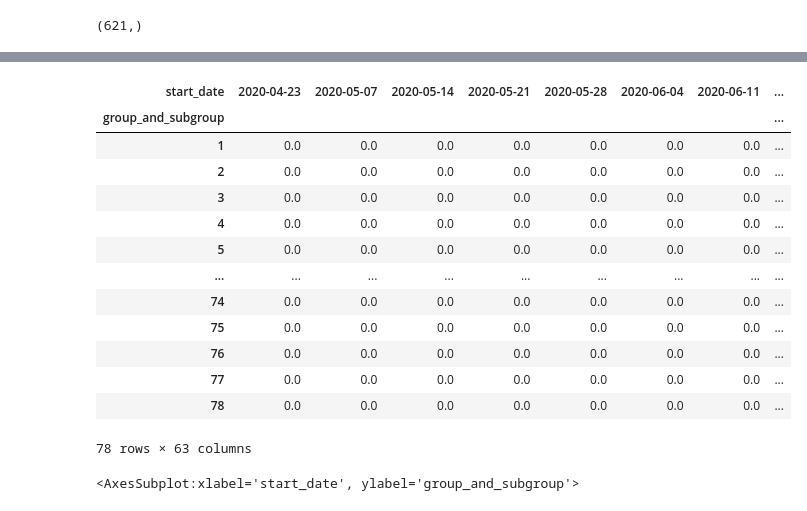
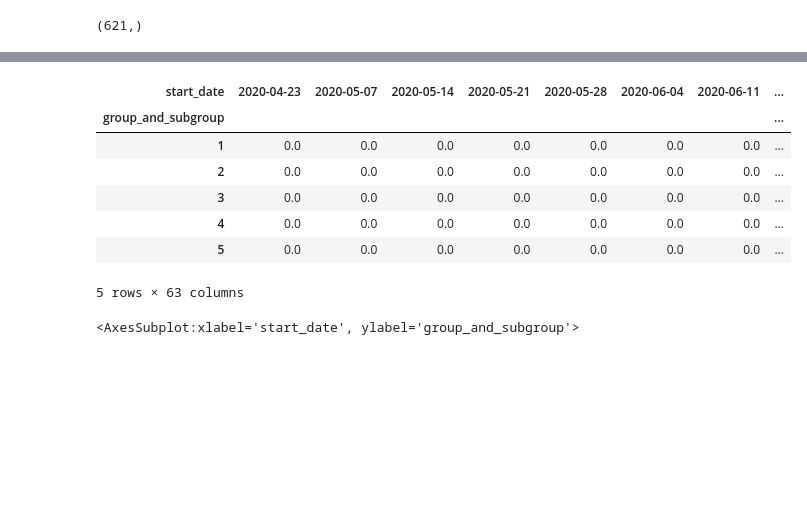
Before and after one commit to pdlozano/depression-and-anxiety-indicators, a Jupyter notebook: main.ipynb, the cells around one changed output, grey strips where cells are left out. Cells and saved outputs as stored; diff of their text form; code cells hidden in the pictures; blank space fills up the shorter version.

```diff
--- a/main.ipynb
+++ b/main.ipynb
@@ -598,21 +599,15 @@ data.head()
 # %%
 data = data.pivot_table(index="group_and_subgroup", columns="start_date", values="is_null").fillna(-1)
-data
+data.head()
 # %% [output]
 | start_date | 2020-04-23 | 2020-05-07 | 2020-05-14 | 2020-05-21 | 2020-05-28 | 2020-06-04 | 2020-06-11 | ... |
 | group_and_subgroup |  |  |  |  |  |  |  | ... |
 | 1 | 0.0 | 0.0 | 0.0 | 0.0 | 0.0 | 0.0 | 0.0 | ... |
 | 2 | 0.0 | 0.0 | 0.0 | 0.0 | 0.0 | 0.0 | 0.0 | ... |
 | 3 | 0.0 | 0.0 | 0.0 | 0.0 | 0.0 | 0.0 | 0.0 | ... |
 | 4 | 0.0 | 0.0 | 0.0 | 0.0 | 0.0 | 0.0 | 0.0 | ... |
 | 5 | 0.0 | 0.0 | 0.0 | 0.0 | 0.0 | 0.0 | 0.0 | ... |
-| ... | ... | ... | ... | ... | ... | ... | ... | ... |
-| 74 | 0.0 | 0.0 | 0.0 | 0.0 | 0.0 | 0.0 | 0.0 | ... |
-| 75 | 0.0 | 0.0 | 0.0 | 0.0 | 0.0 | 0.0 | 0.0 | ... |
-| 76 | 0.0 | 0.0 | 0.0 | 0.0 | 0.0 | 0.0 | 0.0 | ... |
-| 77 | 0.0 | 0.0 | 0.0 | 0.0 | 0.0 | 0.0 | 0.0 | ... |
-| 78 | 0.0 | 0.0 | 0.0 | 0.0 | 0.0 | 0.0 | 0.0 | ... |
-78 rows × 63 columns
+5 rows × 63 columns
 # %%
 import seaborn as sns
 import matplotlib.pyplot as plt
```
Also changed, not shown: parts of 40 cells of this notebook, 2 other files.
